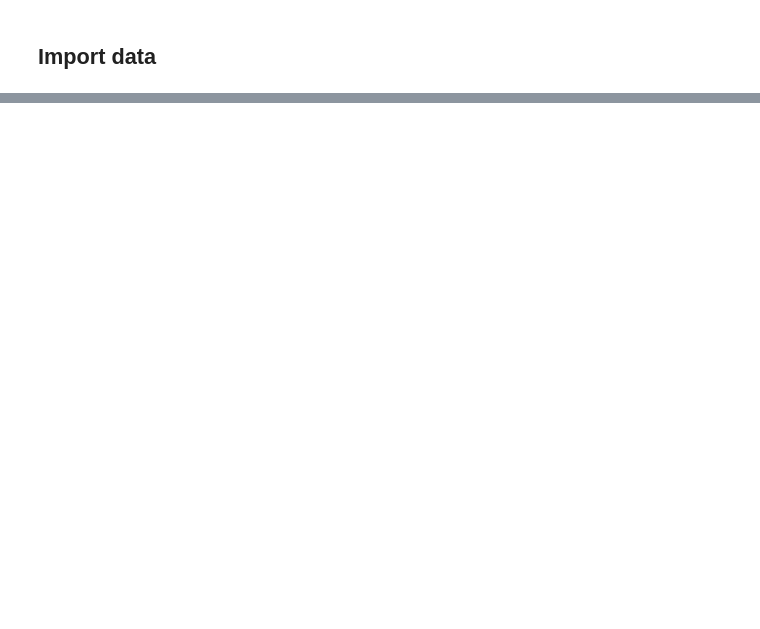
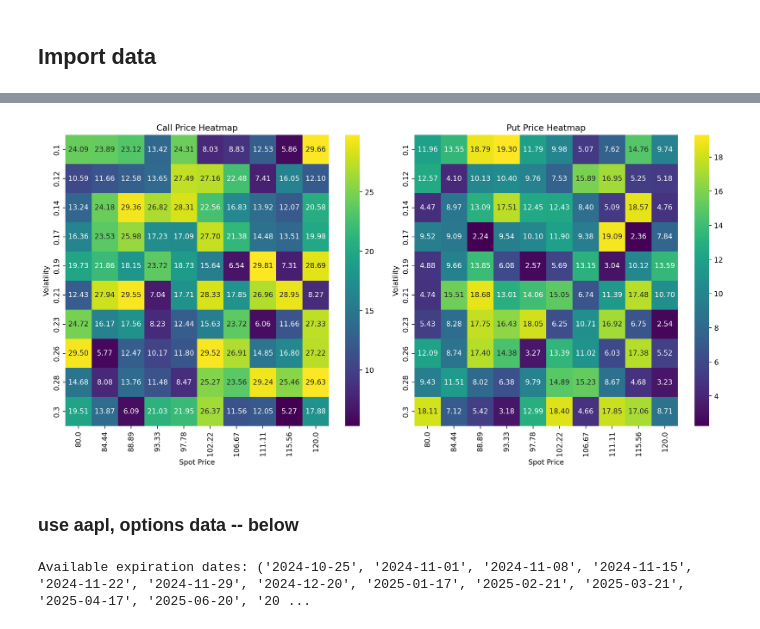
Before and after one commit to EthanFalcao/Defi_Options_Implied_Volatility, a Jupyter notebook: 5. Implied Volatility Surface.ipynb, the cells around one changed output, grey strips where cells are left out. Saved outputs shown, nothing was run; the diff lists cells and outputs as text; code cells hidden in the pictures; blank space fills up the shorter version.

```diff
--- a/5. Implied Volatility Surface.ipynb
+++ b/5. Implied Volatility Surface.ipynb
@@ -281,0 +85,65 @@ corr.style.background_gradient(cmap='coolwarm')
+# %%
+# Assuming we already have the required data for both call and put prices
+# We will simulate the put prices in this case, or if you have the data, we could use it instead.
+
+# Generating some mock data for put prices for demonstration purposes
+import matplotlib.pyplot as plt
+import seaborn as sns
+import numpy as np
+
+# Sample data for demonstration
+volatility = np.linspace(0.1, 0.3, 10)
+spot_price = np.linspace(80, 120, 10)
+call_prices = np.random.uniform(5, 30, (10, 10))
+put_prices = np.random.uniform(2, 20, (10, 10))
+
+# Create two subplots: one for call prices and one for put prices
+fig, ax = plt.subplots(1, 2, figsize=(14, 7))
+
+# Call price heatmap
+sns.heatmap(call_prices, annot=True, fmt=".2f", cmap="viridis", ax=ax[0],
+            xticklabels=np.round(spot_price, 2), yticklabels=np.round(volatility, 2))
+ax[0].set_title("Call Price Heatmap")
+ax[0].set_xlabel("Spot Price")
+ax[0].set_ylabel("Volatility")
+
+# Put price heatmap
+sns.heatmap(put_prices, annot=True, fmt=".2f", cmap="viridis", ax=ax[1],
+            xticklabels=np.round(spot_price, 2), yticklabels=np.round(volatility, 2))
+ax[1].set_title("Put Price Heatmap")
+ax[1].set_xlabel("Spot Price")
+ax[1].set_ylabel("Volatility")
+
+plt.tight_layout()
+plt.show()
+# %% [output]
+[figure, added]
+# %% [markdown]
+### use aapl, options data  -- below
+# %%
+import yfinance as yf
+import pandas as pd
+
+# Specify the stock ticker
+ticker = 'AAPL'  # You can change this to any other stock symbol
+
+# Download the ticker object
+stock = yf.Ticker(ticker)
+
+# Get expiration dates for the option chain
+expiration_dates = stock.options
+print(f"Available expiration dates: {expiration_dates}")
+
+# Select an expiration date (e.g., the first available)
+expiration = expiration_dates[0]
+
+# Fetch the option chain for the selected expiration date
+option_chain = stock.option_chain(expiration)
+
+# Extract call data
+calls = option_chain.calls
+
+# Save the calls data to a Pandas DataFrame
+calls_df = pd.DataFrame(calls)
+# %% [output]
+Available expiration dates: ('2024-10-25', '2024-11-01', '2024-11-08', '2024-11-15', '2024-11-22', '2024-11-29', '2024-12-20', '2025-01-17', '2025-02-21', '2025-03-21', '2025-04-17', '2025-06-20', '20 ...
```
Also changed, not shown: parts of 29 cells of this notebook, 4 other files.
